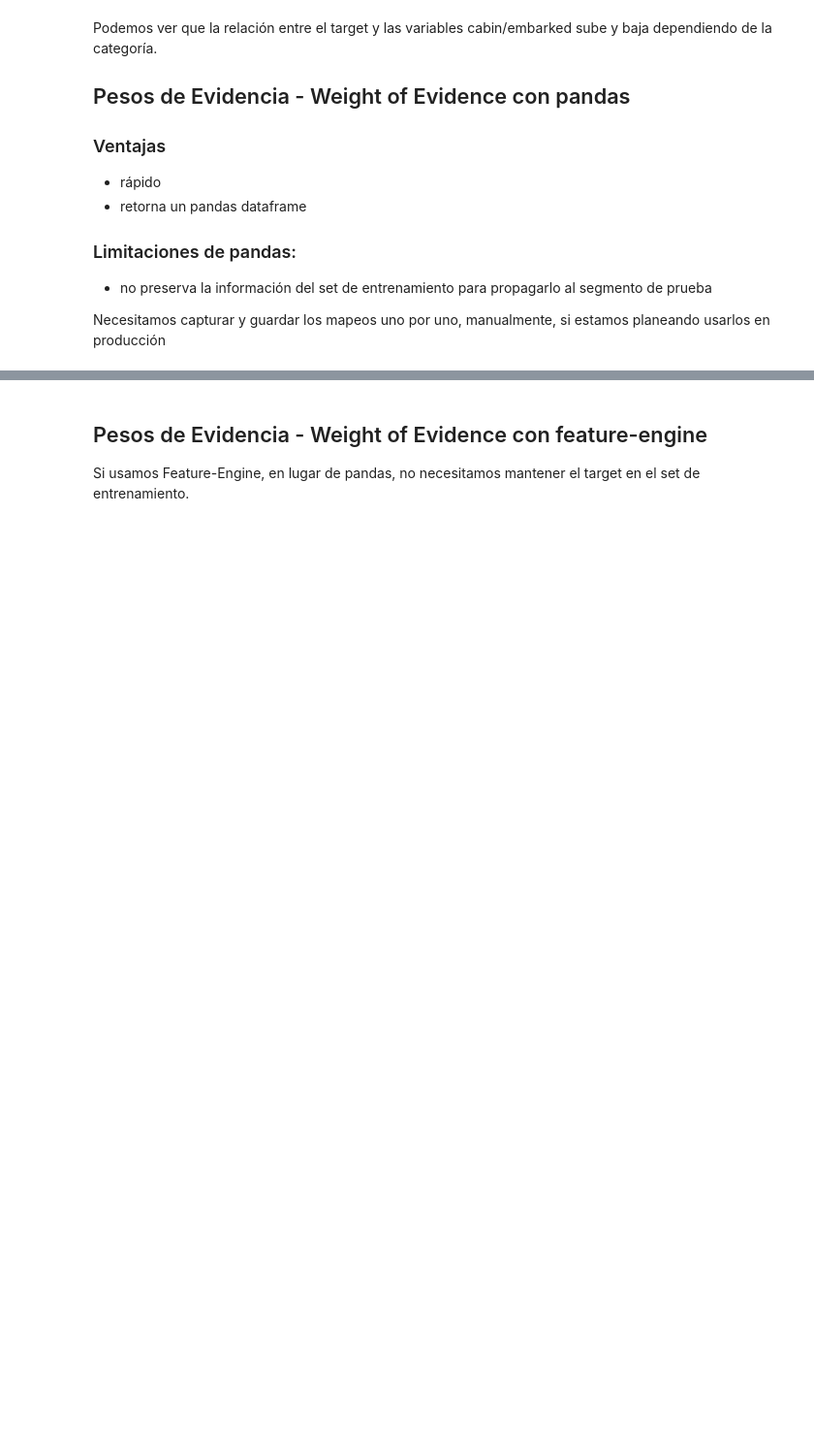
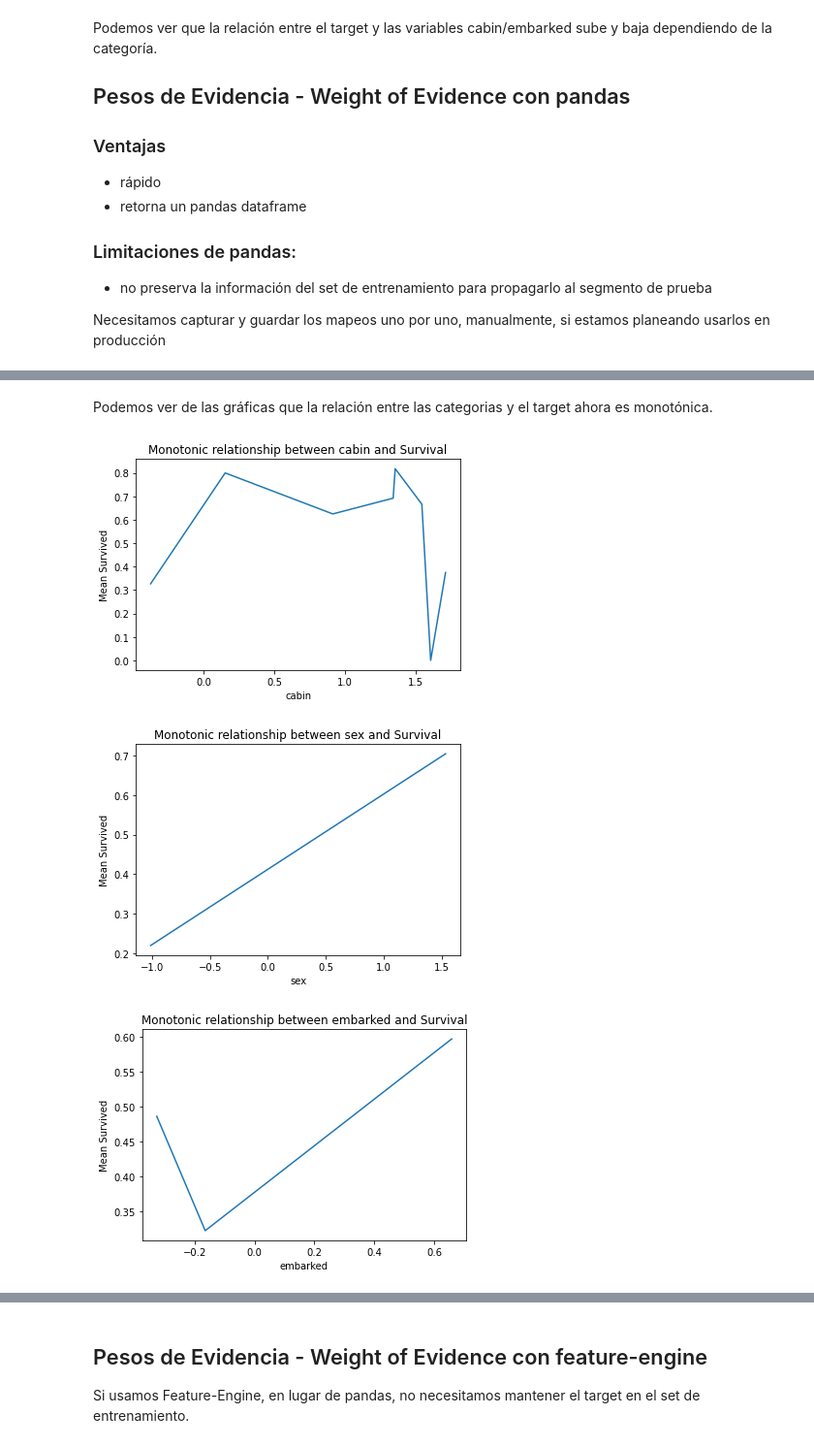
Before and after one commit to solegalli/ingenieria-de-variables, a Jupyter notebook: Section-06-Codificacion-Variables-Categoricas/06.08-Peso-de-la-Evidencia.ipynb, the cells around one changed output, grey strips where cells are left out. Shown at 97% size. Saved outputs shown, nothing was run; the diff lists cells and outputs as text; code cells hidden in the pictures; blank space fills up the shorter version.

```diff
--- a/Section-06-Codificacion-Variables-Categoricas/06.08-Peso-de-la-Evidencia.ipynb
+++ b/Section-06-Codificacion-Variables-Categoricas/06.08-Peso-de-la-Evidencia.ipynb
@@ -304 +331,17 @@ for var in ['cabin', 'sex', 'embarked']:
+# %% [markdown]
+Podemos ver de las gráficas que la relación entre las categorias y el target ahora es monotónica.
+# %%
+# ahora lo mismo en el test set
+
+for var in ['cabin', 'sex', 'embarked']:
+
+    fig = plt.figure()
+    fig = X_test.groupby([var])['survived'].mean().plot()
+    fig.set_title('Monotonic relationship between {} and Survival'.format(var))
+    fig.set_ylabel('Mean Survived')
+    plt.show()
+# %% [output]
+[figure, added]
+[figure, added]
+[figure, added]
 # %% [markdown]
```
Also changed, not shown: parts of 26 cells of this notebook, 9 other files.
